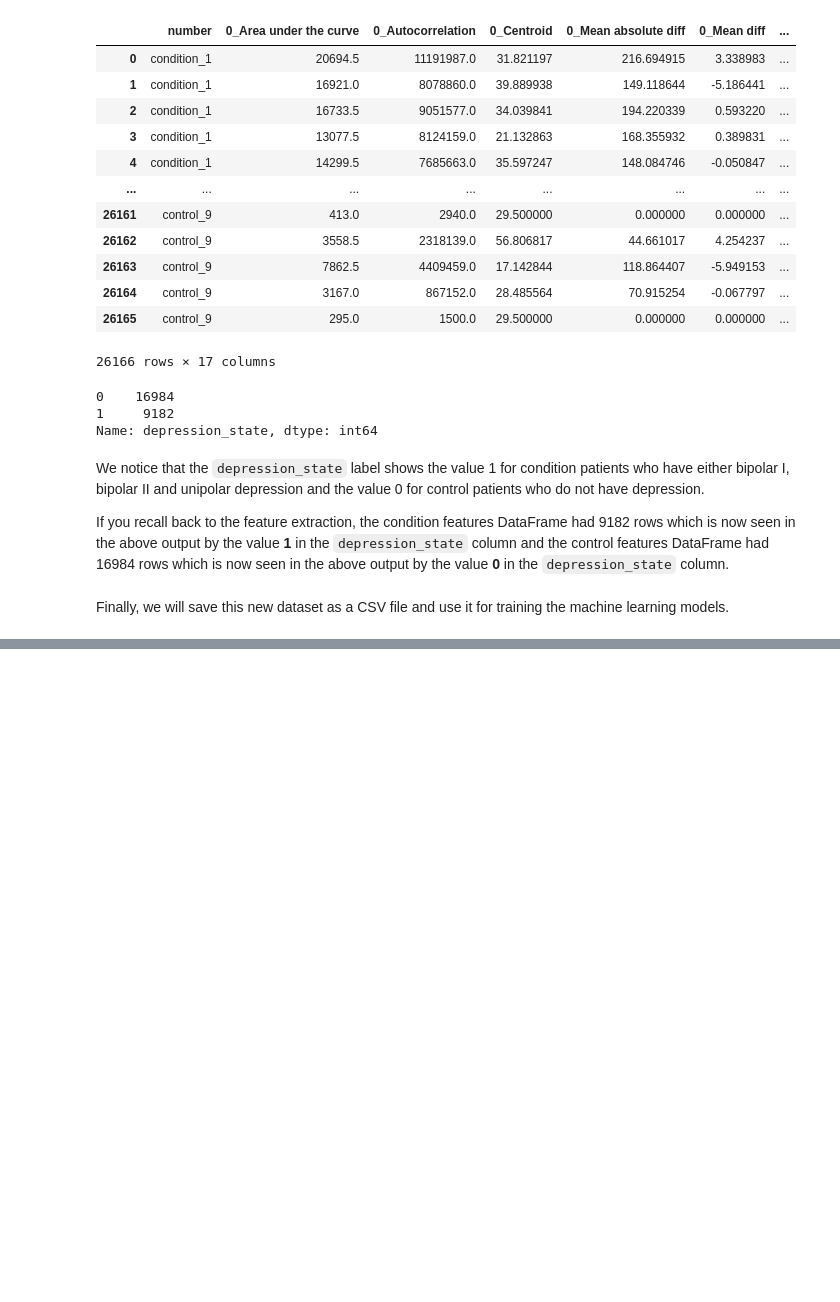
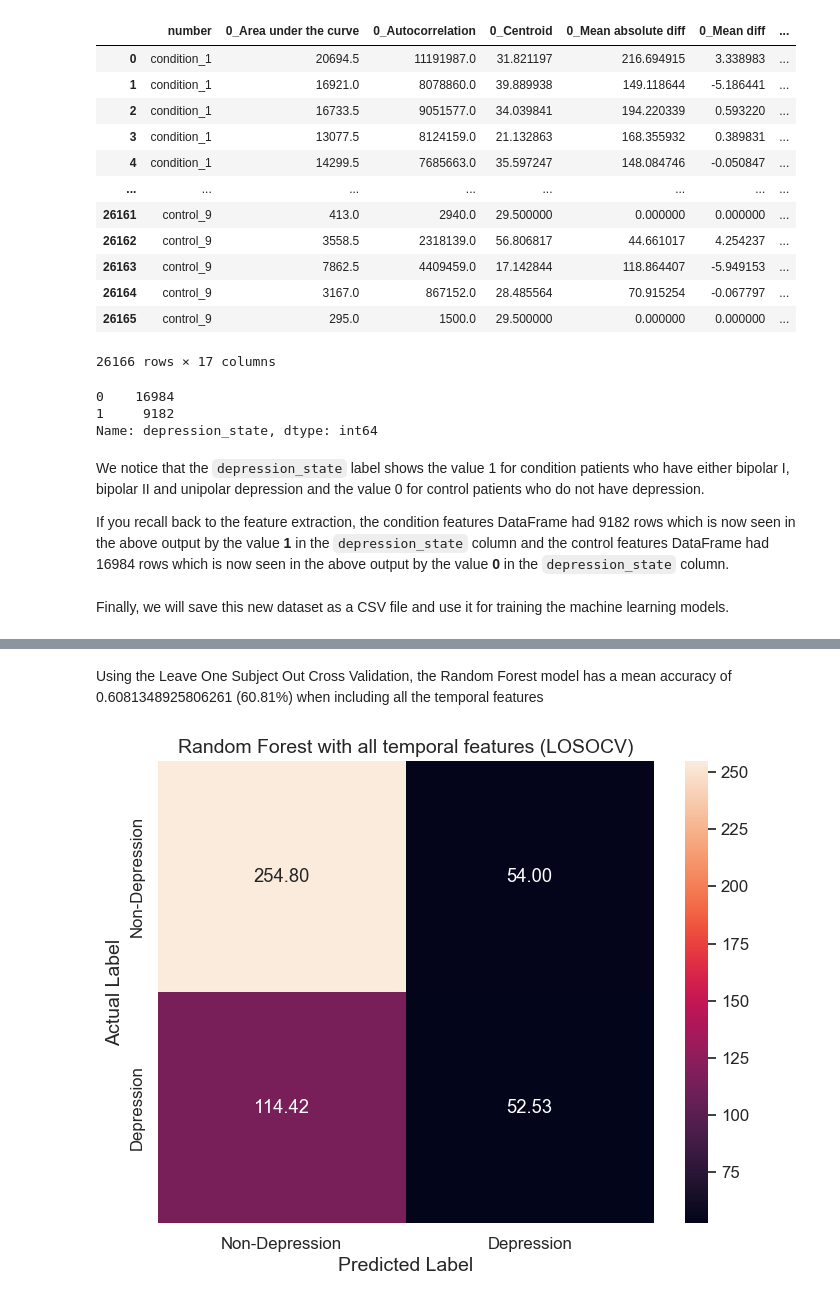
Before and after one commit to KADev2022/CS3IP, a Jupyter notebook: Machine Learning Experiment - Depression or Non-Depression Classification (Final).ipynb, the cells around one changed output, grey strips where cells are left out. Saved outputs shown, nothing was run; the diff lists cells and outputs as text; code cells hidden in the pictures; blank space fills up the shorter version.

```diff
--- a/Machine Learning Experiment - Depression or Non-Depression Classification (Final).ipynb
+++ b/Machine Learning Experiment - Depression or Non-Depression Classification (Final).ipynb
@@ -462,0 +769,22 @@ new_patient_df.to_csv("new_data_final/depression_hourly_time_series_data_tempora
+# %%
+# Initialise the Leave One Subject Out Cross Validation
+logo = LeaveOneGroupOut()
+
+# Define Random Forest Classifier
+rf_clf = RandomForestClassifier(random_state=42)
+# %%
+# Function to create a confusion matrix for the mean results of experiments with Leave One Subject Out Cross Validation
+def plot_confusion_matrix_cross_validation(conf_matrix, title):
+    # Figure size and font size scaling
+    plt.figure(figsize=(8,6), dpi=100)
+    sns.set(font_scale=1.1)
+
+    # Visualise the confusion matrix using heatmap to show the mean values
+    cm = sns.heatmap(conf_matrix, annot=True, fmt='.2f')
+    cm.set_xlabel("Predicted Label", fontsize=14)
+    cm.xaxis.set_ticklabels(['Non-Depression', 'Depression'])
+    cm.set_ylabel("Actual Label", fontsize=14)
+    cm.yaxis.set_ticklabels(['Non-Depression', 'Depression'])
+    cm.set_title(title, fontsize=14)
+
+    plt.show()
@@ -462,0 +874,23 @@ new_patient_df.to_csv("new_data_final/depression_hourly_time_series_data_tempora
+# %% [markdown]
+Using the Leave One Subject Out Cross Validation, the Random Forest model has a mean accuracy of 0.6081348925806261 (60.81%) when including all the temporal features
+# %%
+# Maximum dimensions for all confusion matrix
+maximum_rows = max(conf_matrix.shape[0] for conf_matrix in conf_matrices)
+maximum_columns = max(conf_matrix.shape[1] for conf_matrix in conf_matrices)
+
+# Pad each confusion matrix in each fold of the LOSOCV to ensure they have the same shape
+pad_matrices = []
+
+for conf_matrix in conf_matrices:
+    pad_width = ((0, maximum_rows - conf_matrix.shape[0]), (0, maximum_columns - conf_matrix.shape[1]))
+    pad_matrix = np.pad(conf_matrix, pad_width, mode='constant')
+    pad_matrices.append(pad_matrix)
+
+# Mean confusion matrix of Random Forest with the features with Leave One Subject Out Cross Validation
+mean_conf_matrix = np.mean(pad_matrices, axis=0)
+
+# Plot the confusion matrix
+plot_confusion_matrix_cross_validation(mean_conf_matrix,
+                                       "Random Forest with all temporal features (LOSOCV)")
+# %% [output]
+[figure, added]
```
Also changed, not shown: parts of 56 cells of this notebook.
